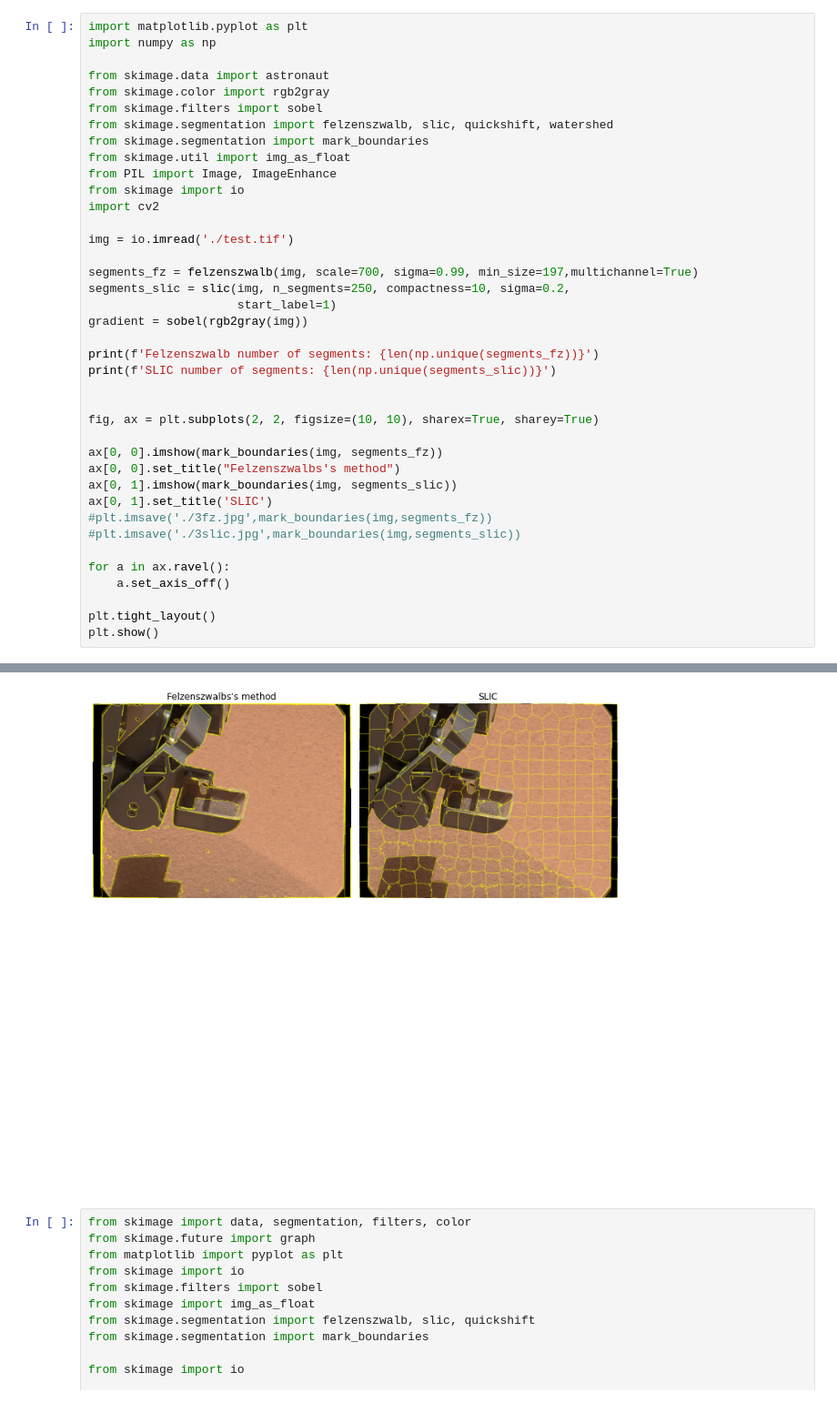
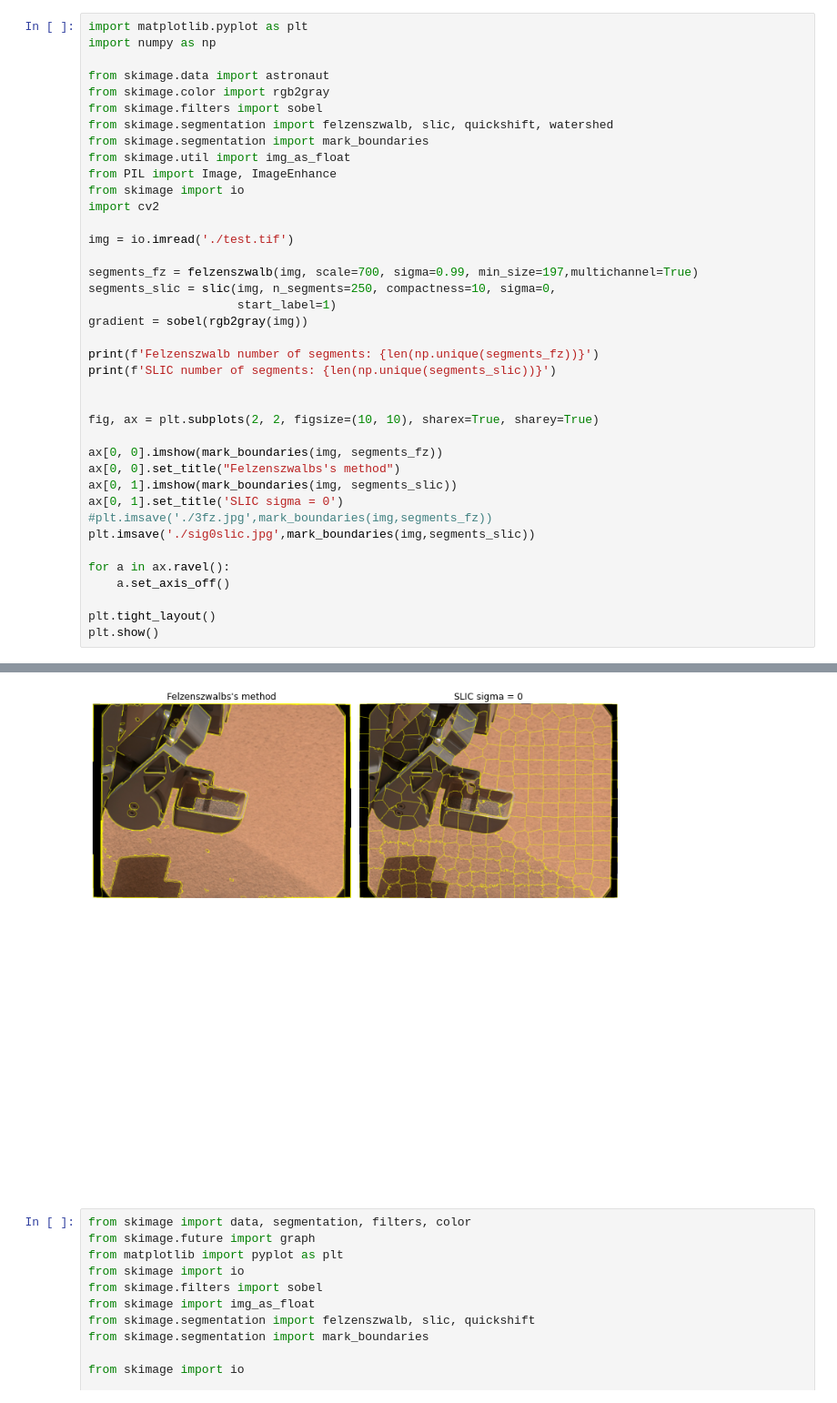
Before and after one commit to zhaochiming/Segment-Rover-from-Terrain, a Jupyter notebook: Untitled1.ipynb, the cells around one changed output, grey strips where cells are left out. Shown at 91% size. Cells and saved outputs as stored; diff of their text form.

```diff
--- a/Untitled1.ipynb
+++ b/Untitled1.ipynb
@@ -12,37 +12,37 @@ from skimage.segmentation import mark_boundaries
 from skimage.util import img_as_float
 from PIL import Image, ImageEnhance
 from skimage import io
 import cv2
 
 img = io.imread('./test.tif')
 
 segments_fz = felzenszwalb(img, scale=700, sigma=0.99, min_size=197,multichannel=True)
-segments_slic = slic(img, n_segments=250, compactness=10, sigma=0.2,
+segments_slic = slic(img, n_segments=250, compactness=10, sigma=0,
                      start_label=1)
 gradient = sobel(rgb2gray(img))
 
 print(f'Felzenszwalb number of segments: {len(np.unique(segments_fz))}')
 print(f'SLIC number of segments: {len(np.unique(segments_slic))}')
 
 
 fig, ax = plt.subplots(2, 2, figsize=(10, 10), sharex=True, sharey=True)
 
 ax[0, 0].imshow(mark_boundaries(img, segments_fz))
 ax[0, 0].set_title("Felzenszwalbs's method")
 ax[0, 1].imshow(mark_boundaries(img, segments_slic))
-ax[0, 1].set_title('SLIC')
+ax[0, 1].set_title('SLIC sigma = 0')
 #plt.imsave('./3fz.jpg',mark_boundaries(img,segments_fz))
-#plt.imsave('./3slic.jpg',mark_boundaries(img,segments_slic))
+plt.imsave('./sig0slic.jpg',mark_boundaries(img,segments_slic))
 
 for a in ax.ravel():
     a.set_axis_off()
 
 plt.tight_layout()
 plt.show()
 # %% [output]
 Felzenszwalb number of segments: 136
 SLIC number of segments: 225
-[figure, old version]
+[figure, new version]
 # %%
 from skimage import data, segmentation, filters, color
 from skimage.future import graph
```
Also changed, not shown: parts of 2 cells of this notebook.
